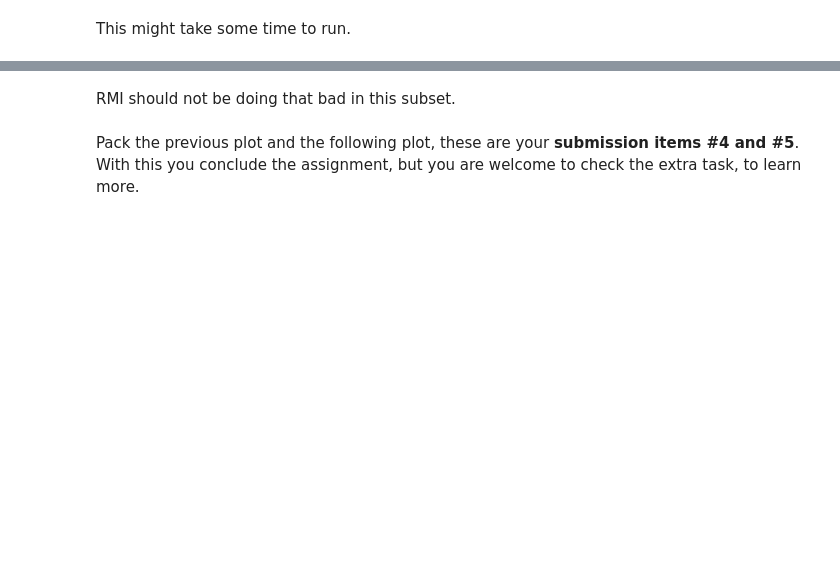
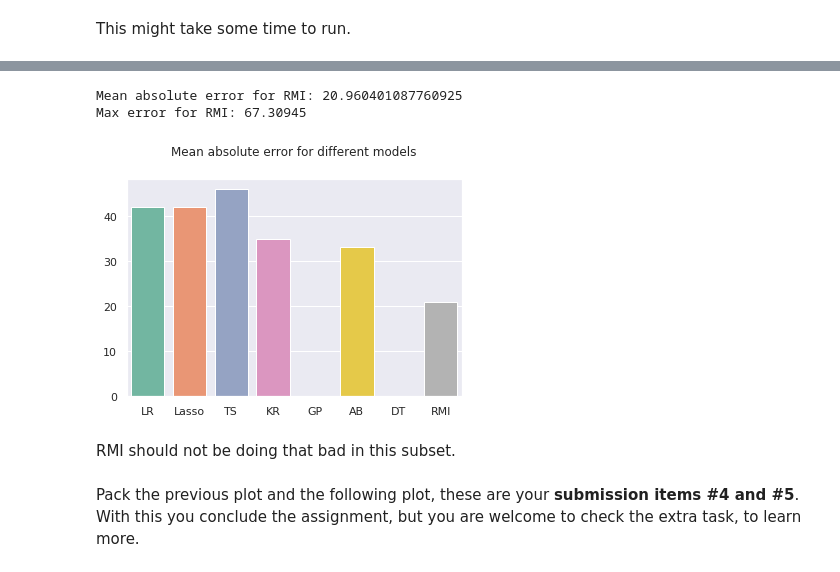
Before and after one commit to gabrielcc2/atdbSS2021, a Jupyter notebook: Range_search_with_learned_models_ATDBSS2019.ipynb, the cells around one changed output, grey strips where cells are left out. Cells and saved outputs as stored; diff of their text form; code cells hidden in the pictures; blank space fills up the shorter version.

```diff
--- a/Range_search_with_learned_models_ATDBSS2019.ipynb
+++ b/Range_search_with_learned_models_ATDBSS2019.ipynb
@@ -478,15 +576,12 @@ print("We created an empty models array, to store the leaf nodes from the recurs
 
 def NN_regressor():
   model= Sequential()
-  model.add(Dense(128,input_dim=1, kernel_initializer='he_uniform', activation='relu'))
-  model.add(Dense(64,input_dim=128, kernel_initializer='he_uniform', activation='relu'))
-  model.add(Dense(32,input_dim=64, kernel_initializer='he_uniform', activation='relu'))
-  model.add(Dense(64,input_dim=32, kernel_initializer='he_uniform', activation='relu'))
-  model.add(Dense(128,input_dim=64, kernel_initializer='he_uniform', activation='relu'))
+  model.add(Dense(32,input_dim=1, kernel_initializer='he_uniform', activation='relu'))
+  model.add(Dense(32,input_dim=32, kernel_initializer='he_uniform', activation='relu'))
+  model.add(Dense(128,input_dim=32, kernel_initializer='he_uniform', activation='relu'))
   model.add(Dense(1,input_dim=128, kernel_initializer='he_uniform', activation='relu'))
   model.compile(loss='mean_squared_error', optimizer='adamax', metrics=['mae'])
   return model
-
 
 for item in range(0,4):
   if (len(models)==item):
@@ -494,7 +589,7 @@ for item in range(0,4):
   else:
     models[item]=NN_regressor()
   df_subset=df[df['new_classifier_labels']==item]
-  models[item].fit(x=df_subset['L_EXTENDEDPRICE_SCALED'], y=df_subset['L_EXTENDEDPRICE_SORT_KEY'], epochs=20, steps_per_epoch=50, verbose=1)
+  models[item].fit(x=df_subset['L_EXTENDEDPRICE_SCALED'], y=df_subset['L_EXTENDEDPRICE_SORT_KEY'], epochs=20, verbose=1)
   models[item].save("reg_model_"+str(item)+".h5")
 
 print("Great! We created and trained our 4 regressors.")
@@ -548,29 +676,33 @@ print("Max error: "+str(max_error))
 # %%
 #Here we calculate the errors on X_subset, such that we can compare it with the regressors we trained at the start
 max_error=0
 preds=[models[0].predict([x], batch_size=1)[0] for x in X_subset_scaled]
 rmi_mae = mean_absolute_error(Y_subset, preds)
 for i in range(0,len(Y_subset)):
   if Y_subset.iloc[i]>preds[i]:
     error= Y_subset.iloc[i]-preds[i]
   else:
     error= preds[i]-Y_subset.iloc[i]
   if error>max_error:
     max_error=error[0]
 
 summary["RMI"]=dict()
-summary["RMI"]["MAE"]=rmi_mae
-summary["RMI"]["MaxAE"]=max_error
+summary["RMI"]["Mean Absolute Error"]=rmi_mae
+summary["RMI"]["Max Absolute Error"]=max_error
 
 print("Mean absolute error for RMI: "+str(rmi_mae))
 print("Max error for RMI: "+str(max_error))
 
 
 sns.set_palette("Set2")
 names=list(summary.keys())
-g = sns.barplot(x=names, y=[summary[key]["MAE"] for key in names])
+g = sns.barplot(x=names, y=[summary[key]["Mean Absolute Error"] for key in names])
 g.set_title("Mean absolute error for different models", y=1.08)
 plt.show()
+# %% [output]
+Mean absolute error for RMI: 20.960401087760925
+Max error for RMI: 67.30945
+[figure, added]
 # %% [markdown]
 RMI should not be doing that bad in this subset.
 # %% [markdown]
```
Also changed, not shown: parts of 27 cells of this notebook.
